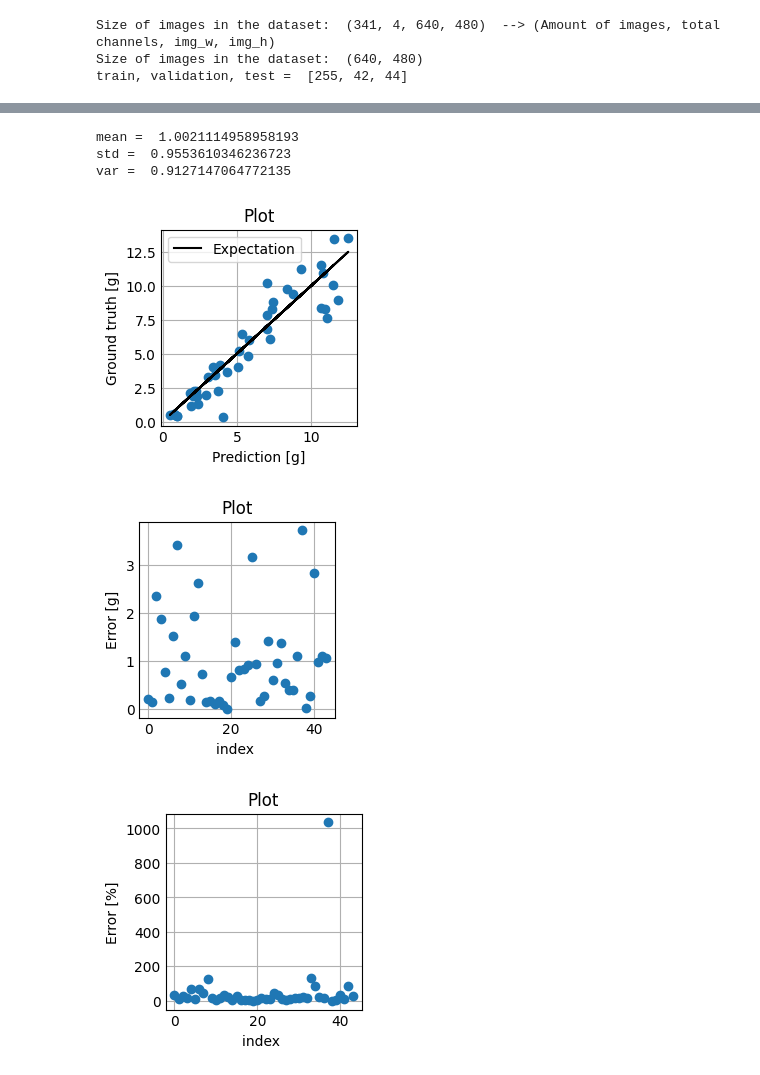
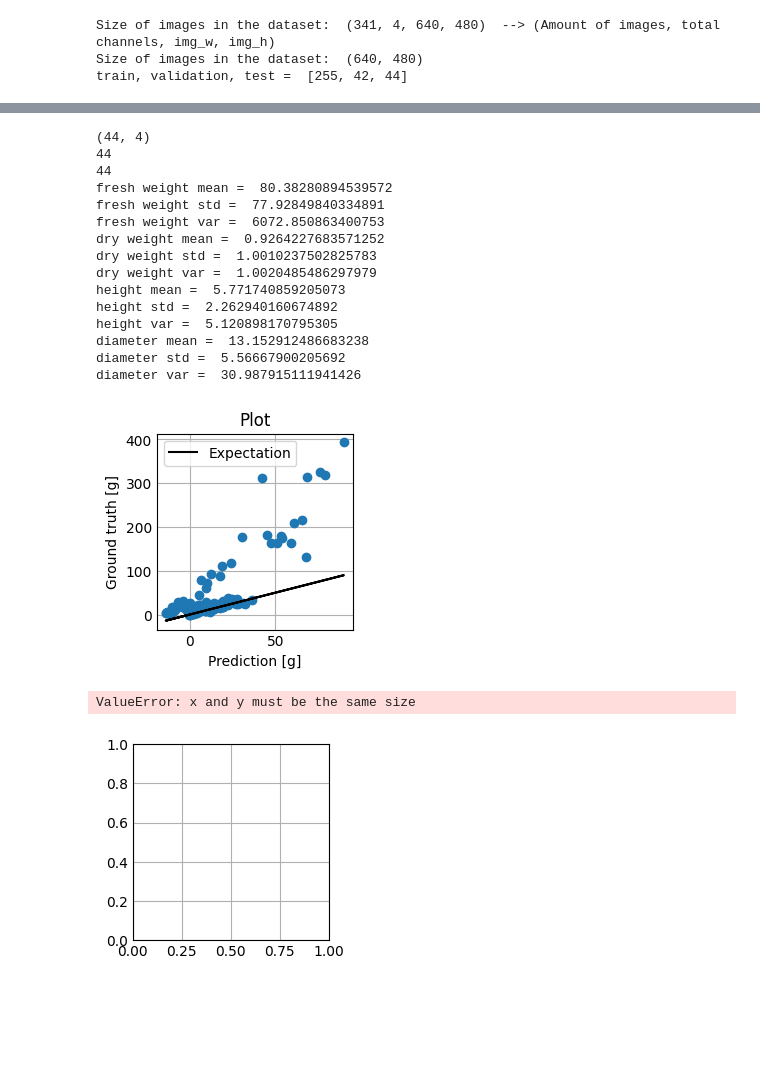
Before and after one commit to UlrichFarhadi/Biomass_Estimation, a Jupyter notebook: mainfile.ipynb, the cells around one changed output, grey strips where cells are left out. Cells and saved outputs as stored; diff of their text form; code cells hidden in the pictures; blank space fills up the shorter version.

Commit message:
code ready for full dataset with out plots

```diff
--- a/mainfile.ipynb
+++ b/mainfile.ipynb
@@ -35,10 +35,10 @@ augmented_dataset_size = 341 # Size of the augmented dataset, so if the original
                               # One thing to note is that if this number is much bigger than the size of the original dataset, then they would most likely end up being duplicates, since there is not that many augmentations implemented at the moment
 # %%
 #---------- Load Lettuce Dataset ----------
-rgb_list, depth_list, fresh_weight_list, dry_weight_list = load_lettuce_dataset.load_all_images()
+rgb_list, depth_list, fresh_weight_list, dry_weight_list,height_list , diameter_list  = load_lettuce_dataset.load_all_images()
 # %%
 #---------- Augment Lettuce Dataset ----------
-depth_img_aug, rgb_imgs_aug, fresh_weight_GT, dry_weight_GT = data_augmentation.augment_data(rgb_images=rgb_list, depth_images=depth_list, fresh_weight_GT=fresh_weight_list, dry_weight_GT=dry_weight_list, amount_of_augmentated_images=augmented_dataset_size)
+depth_img_aug, rgb_imgs_aug, fresh_weight_GT, dry_weight_GT, height_GT, diameter_GT = data_augmentation.augment_data(rgb_images=rgb_list, depth_images=depth_list, fresh_weight_GT=fresh_weight_list, dry_weight_GT=dry_weight_list,height_GT = height_list , diameter_GT = diameter_list , amount_of_augmentated_images=augmented_dataset_size)
 # %% [output]
 Augmenting RGB Images
 Amount of augmented images 341
@@ -52,7 +52,8 @@ for i in range(augmented_dataset_size):
     full_dataset.append(depth_plus_rgb)
     #full_dataset.append([depth_img_aug[i], rgb_imgs_aug[i]])
     #full_dataset_labels.append([fresh_weight_GT[i], dry_weight_GT[i]])
-    full_dataset_labels.append([dry_weight_GT[i]])
+    #full_dataset_labels.append([dry_weight_GT[i]])
+    full_dataset_labels.append([fresh_weight_GT[i], dry_weight_GT[i], height_GT[i], diameter_GT[i]])
 
 print("Size of images in the dataset: ", np.array(full_dataset).shape, " --> (Amount of images, total channels, img_w, img_h)")
 print("Size of images in the dataset: ", np.array(full_dataset[0][0]).shape)
@@ -215,11 +214,23 @@ tensor([[13.9522]])
 # %%
-from plotdataset import plot_dataset
+from plotdataset import plot_dataset, plot_full_dataset
 #print(len(test_loader.dataset[0][0]))
-plot_dataset(modelcnn, test_loader)
+plot_full_dataset(modelcnn, test_loader)
 # %% [output]
-mean =  1.0021114958958193
-std =  0.9553610346236723
-var =  0.9127147064772135
+(44, 4)
+44
+44
+fresh weight mean =  80.38280894539572
+fresh weight std =  77.92849840334891
+fresh weight var =  6072.850863400753
+dry weight mean =  0.9264227683571252
+dry weight std =  1.0010237502825783
+dry weight var =  1.0020485486297979
+height mean =  5.771740859205073
+height std =  2.262940160674892
+height var =  5.120898170795305
+diameter mean =  13.152912486683238
+diameter std =  5.56667900205692
+diameter var =  30.987915111941426
-[figure, old version]
+[figure, new version]
+ValueError: x and y must be the same size
-[figure, old version]
+[figure, new version]
-[figure, removed]
```
Also changed, not shown: parts of 5 cells of this notebook, 4 other files.
